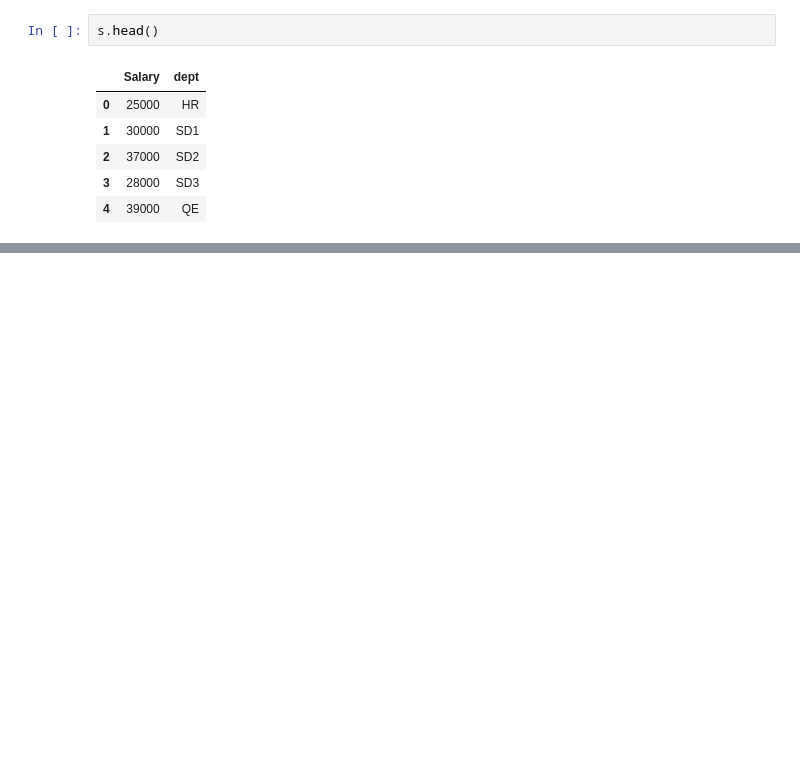
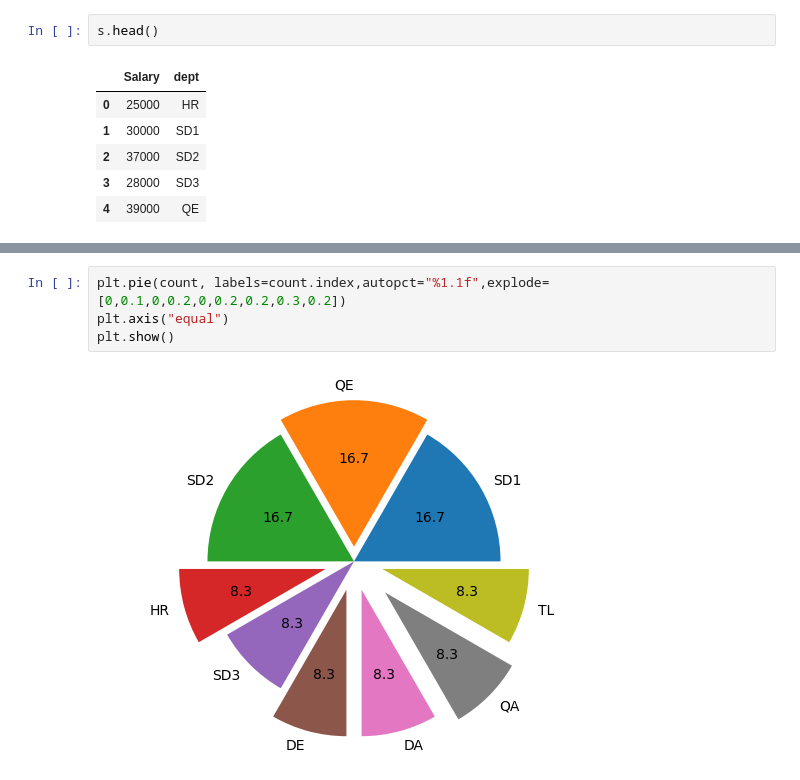
Before and after one commit to dhirajmanavalan/DataProcessing, a Jupyter notebook: Matplotlib/practice.ipynb, the cells around one changed output, grey strips where cells are left out. Cells and saved outputs as stored; diff of their text form; blank space fills up the shorter version.

```diff
--- a/Matplotlib/practice.ipynb
+++ b/Matplotlib/practice.ipynb
@@ -119,0 +154,6 @@ s.head()
+# %%
+plt.pie(count, labels=count.index,autopct="%1.1f",explode=[0,0.1,0,0.2,0,0.2,0.2,0.3,0.2])
+plt.axis("equal")
+plt.show()
+# %% [output]
+[figure, added]
```
Also changed, not shown: parts of 27 cells of this notebook.
